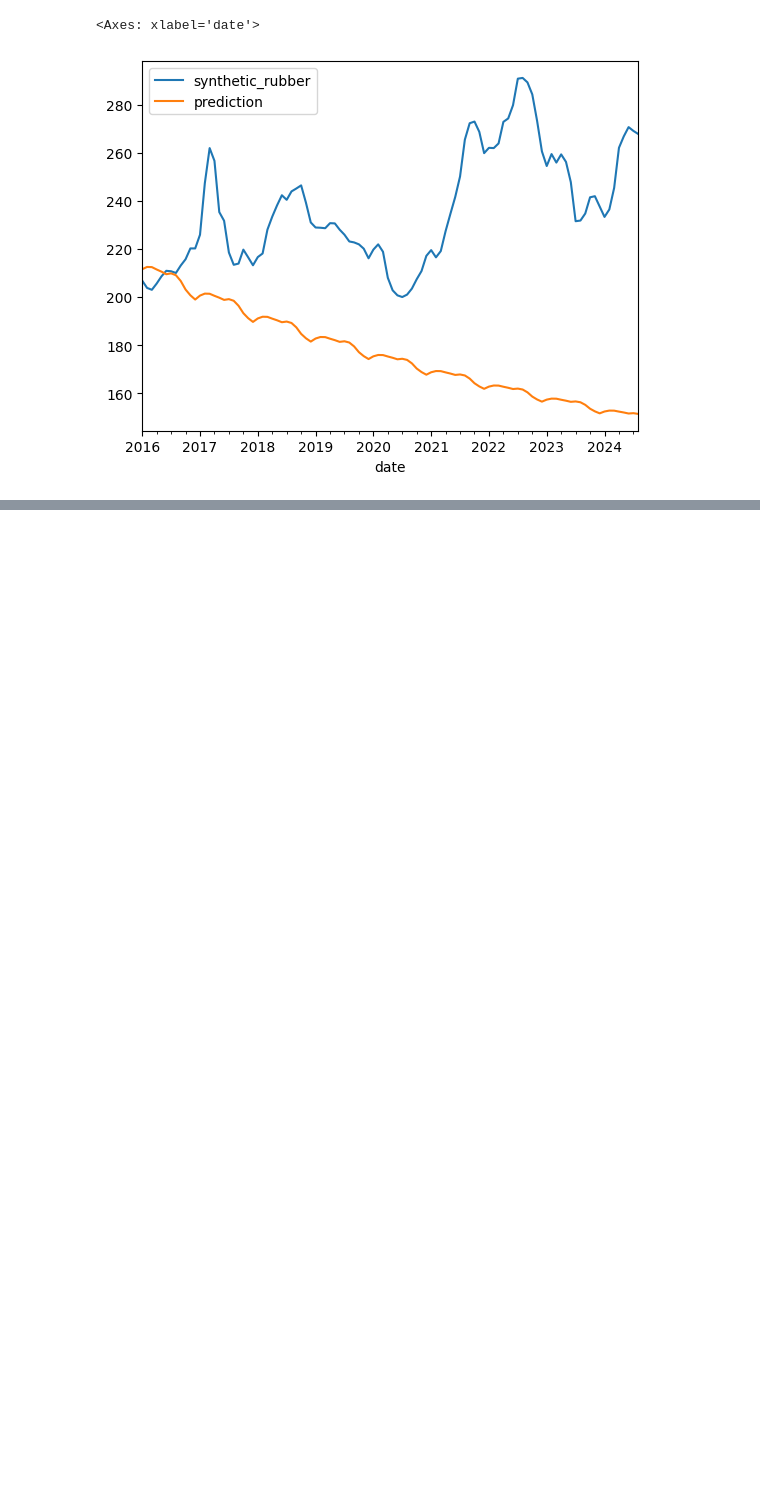
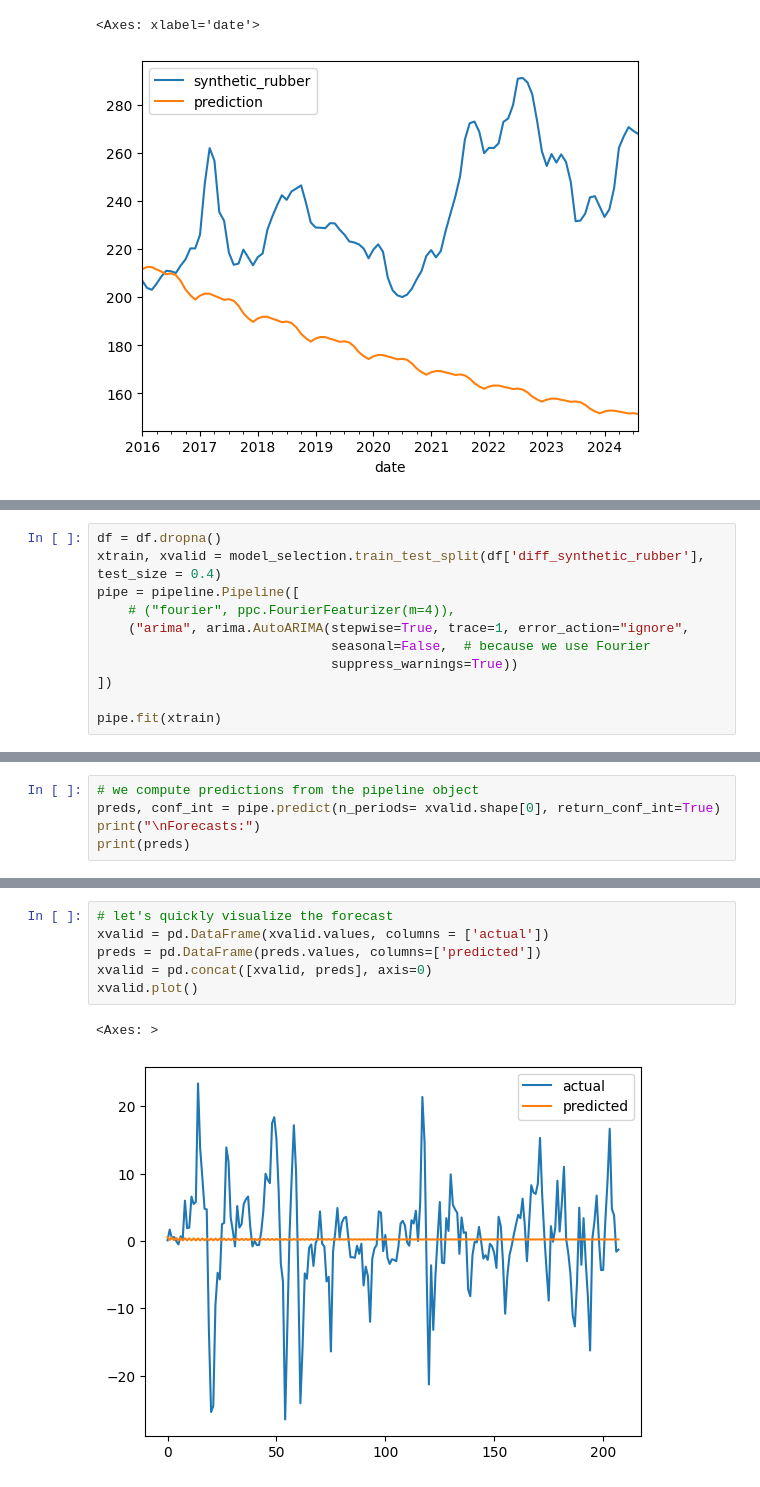
Before and after one commit to DavidGuzzi/TSA, a Jupyter notebook: synthetic_rubber.ipynb, the cells around one changed output, grey strips where cells are left out. Saved outputs shown, nothing was run; the diff lists cells and outputs as text; blank space fills up the shorter version.

```diff
--- a/synthetic_rubber.ipynb
+++ b/synthetic_rubber.ipynb
@@ -332,0 +472,11 @@ See the caveats in the documentation: https://pandas.pydata.org/pandas-docs/stab
+# %%
+df = df.dropna()
+xtrain, xvalid = model_selection.train_test_split(df['diff_synthetic_rubber'], test_size = 0.4)
+pipe = pipeline.Pipeline([
+    # ("fourier", ppc.FourierFeaturizer(m=4)),
+    ("arima", arima.AutoARIMA(stepwise=True, trace=1, error_action="ignore",
+                              seasonal=False,  # because we use Fourier
+                              suppress_warnings=True))
+])
+
+pipe.fit(xtrain)
@@ -332,0 +527,5 @@ See the caveats in the documentation: https://pandas.pydata.org/pandas-docs/stab
+# %%
+# we compute predictions from the pipeline object
+preds, conf_int = pipe.predict(n_periods= xvalid.shape[0], return_conf_int=True)
+print("\nForecasts:")
+print(preds)
@@ -332,0 +567,9 @@ See the caveats in the documentation: https://pandas.pydata.org/pandas-docs/stab
+# %%
+# let's quickly visualize the forecast
+xvalid = pd.DataFrame(xvalid.values, columns = ['actual'])
+preds = pd.DataFrame(preds.values, columns=['predicted'])
+xvalid = pd.concat([xvalid, preds], axis=0)
+xvalid.plot()
+# %% [output]
+<Axes: >
+[figure, added]
```
Also changed, not shown: parts of 13 cells of this notebook.
